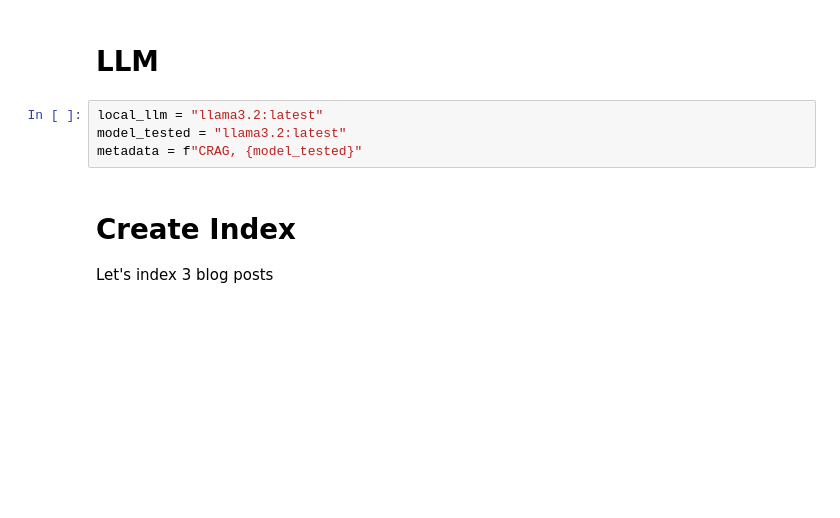
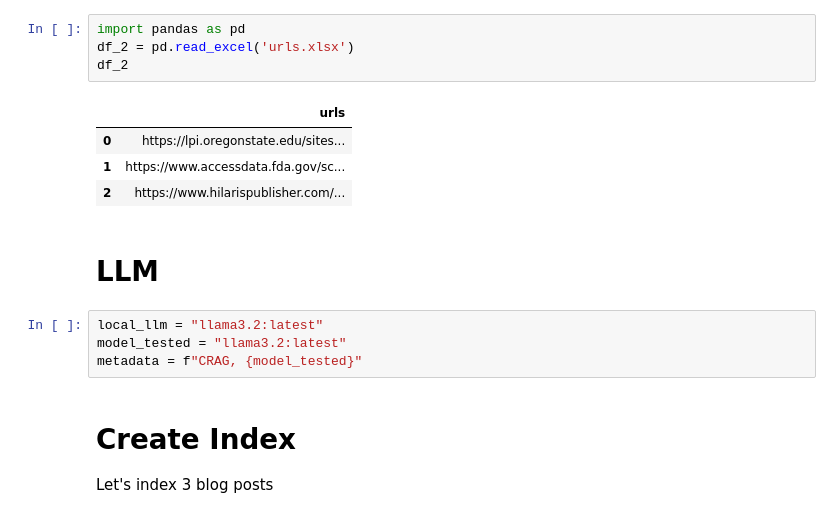
Before and after one commit to IainMosima/qijani-recommedation-system, a Jupyter notebook: llama.ipynb, the cells around one changed output. Drawn from its saved outputs; the diff is of its cells as text; blank space fills up the shorter version.

```diff
--- a/llama.ipynb
+++ b/llama.ipynb
@@ -22,3 +21,12 @@ True
+# %%
+import pandas as pd
+df_2 = pd.read_excel('urls.xlsx')
+df_2
+# %% [output]
+|  | urls |
+| 0 | https://lpi.oregonstate.edu/sites... |
+| 1 | https://www.accessdata.fda.gov/sc... |
+| 2 | https://www.hilarispublisher.com/... |
 # %% [markdown]
 # LLM
 # %%
```
Also changed, not shown: parts of 5 cells of this notebook, 3 other files.
